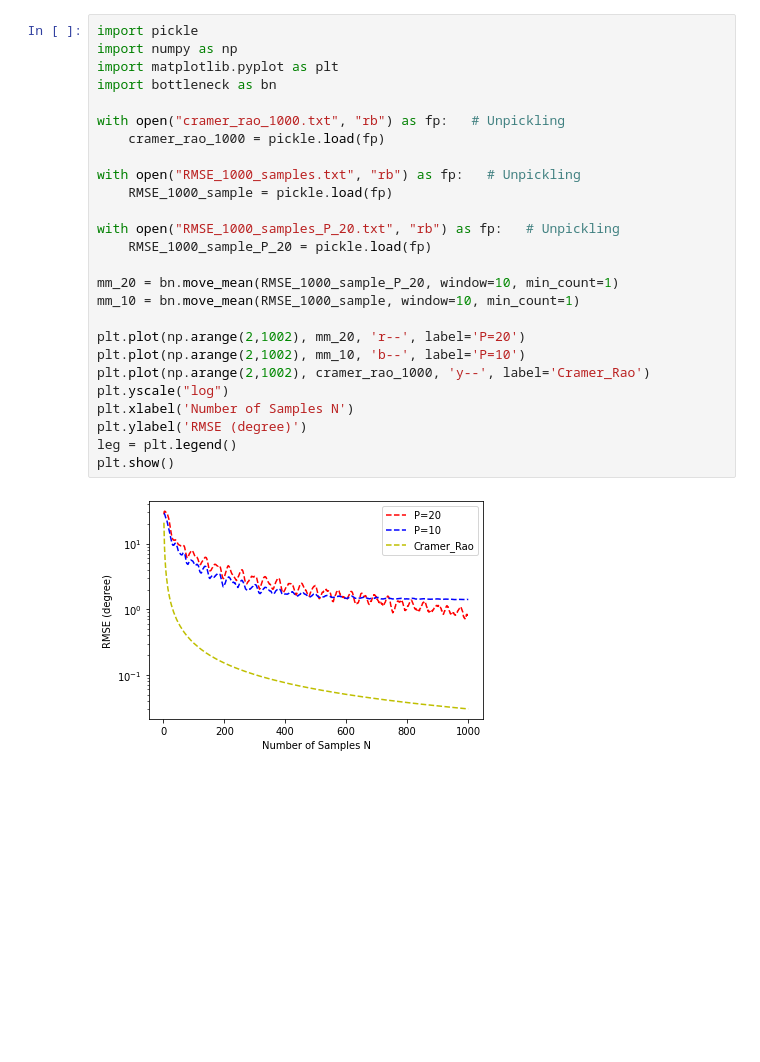
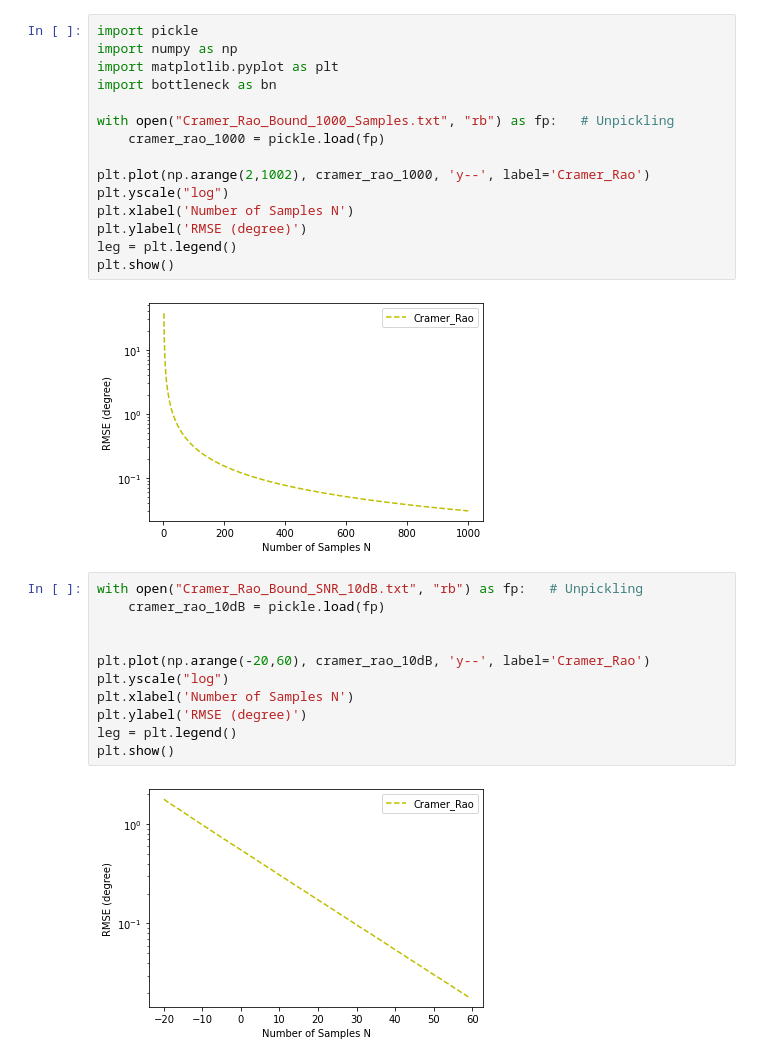
Before and after one commit to ozancakiroglu95/Decentralized-Esprit-Algorithm-Performance-Evaluation-using-Push-Sum-method, a Jupyter notebook: Cramer_Rao_plots.ipynb, the cells around one changed output. Cells and saved outputs as stored; diff of their text form; blank space fills up the shorter version.

Commit message:
new_data_folder and cramer-rao plots were created

```diff
--- a/Cramer_Rao_plots.ipynb
+++ b/Cramer_Rao_plots.ipynb
@@ -1,28 +1,30 @@
 # %%
 import pickle
 import numpy as np
 import matplotlib.pyplot as plt
 import bottleneck as bn
 
-with open("cramer_rao_1000.txt", "rb") as fp:   # Unpickling
+with open("Cramer_Rao_Bound_1000_Samples.txt", "rb") as fp:   # Unpickling
     cramer_rao_1000 = pickle.load(fp)
 
-with open("RMSE_1000_samples.txt", "rb") as fp:   # Unpickling
-    RMSE_1000_sample = pickle.load(fp)
-
-with open("RMSE_1000_samples_P_20.txt", "rb") as fp:   # Unpickling
-    RMSE_1000_sample_P_20 = pickle.load(fp)
-
-mm_20 = bn.move_mean(RMSE_1000_sample_P_20, window=10, min_count=1)
-mm_10 = bn.move_mean(RMSE_1000_sample, window=10, min_count=1)
-
-plt.plot(np.arange(2,1002), mm_20, 'r--', label='P=20')
-plt.plot(np.arange(2,1002), mm_10, 'b--', label='P=10')
 plt.plot(np.arange(2,1002), cramer_rao_1000, 'y--', label='Cramer_Rao')
 plt.yscale("log")
 plt.xlabel('Number of Samples N')
 plt.ylabel('RMSE (degree)')
 leg = plt.legend()
 plt.show()
 # %% [output]
-[figure, old version]
+[figure, new version]
+# %%
+with open("Cramer_Rao_Bound_SNR_10dB.txt", "rb") as fp:   # Unpickling
+    cramer_rao_10dB = pickle.load(fp)
+
+
+plt.plot(np.arange(-20,60), cramer_rao_10dB, 'y--', label='Cramer_Rao')
+plt.yscale("log")
+plt.xlabel('Number of Samples N')
+plt.ylabel('RMSE (degree)')
+leg = plt.legend()
+plt.show()
+# %% [output]
+[figure, added]
```
Also changed, not shown: 18 other files.
